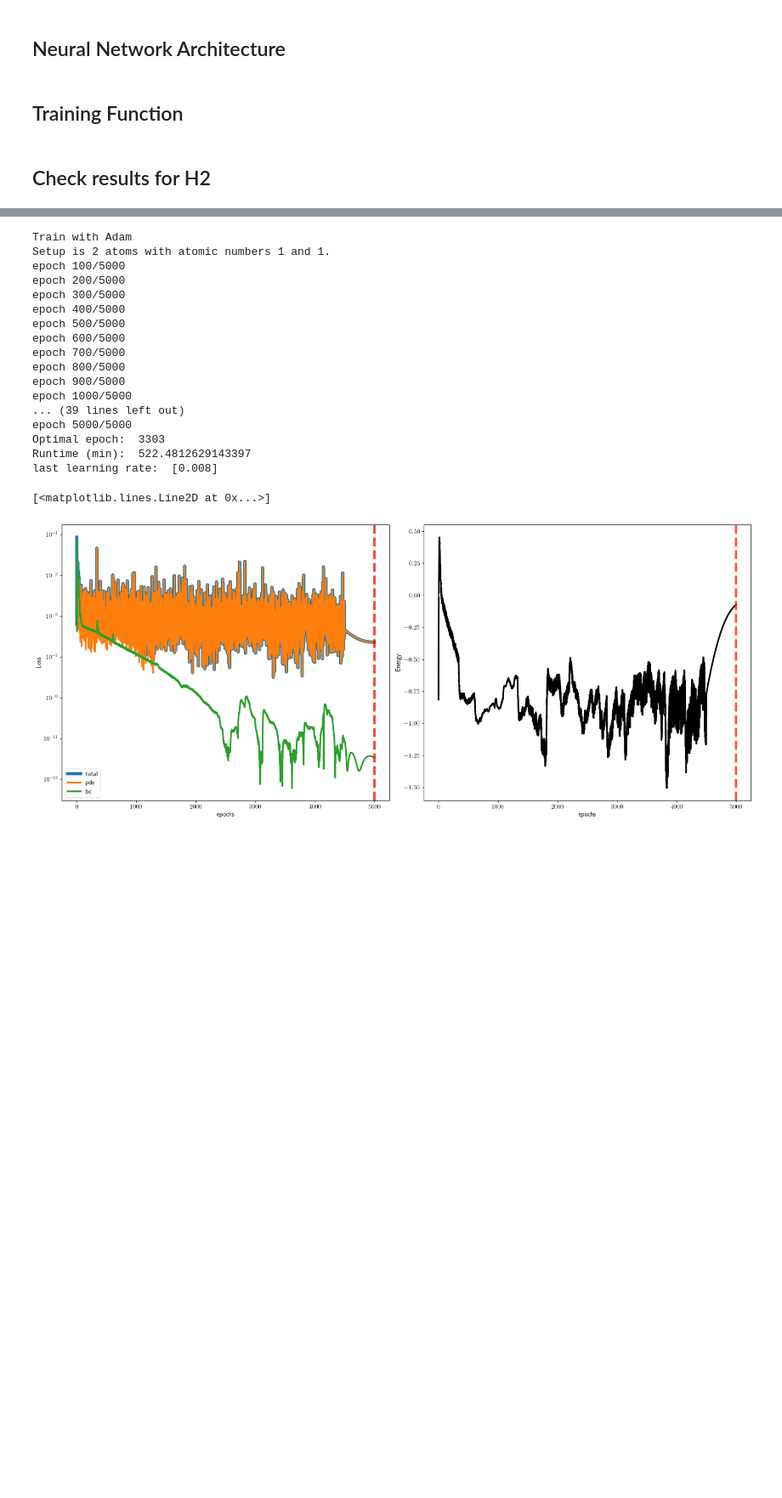
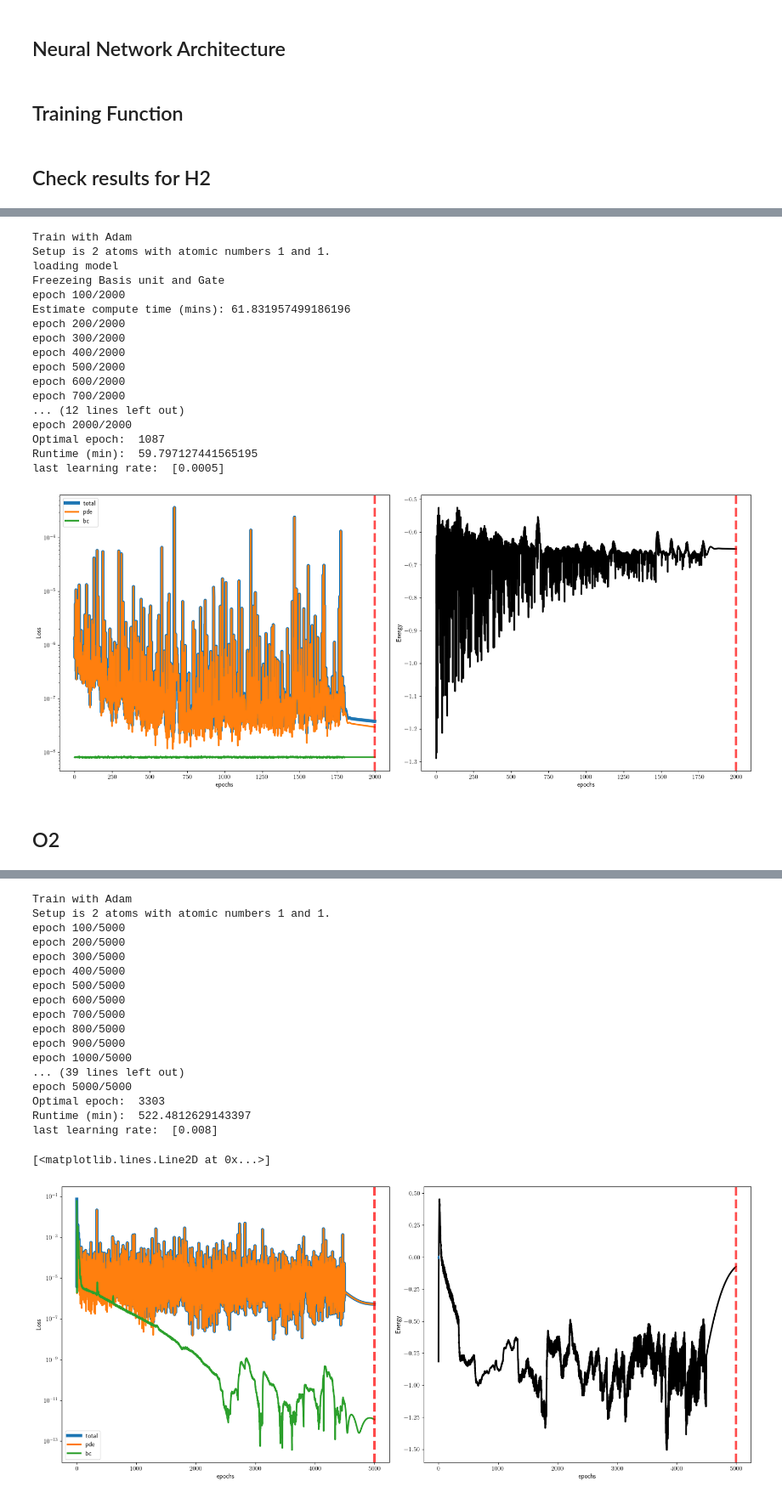
Before and after one commit to eh18445/MSc-Project, a Jupyter notebook: 2_atoms_notebook.ipynb, the cells around one changed output, grey strips where cells are left out. Shown at 85% size. Cells and saved outputs as stored; diff of their text form; code cells hidden in the pictures; blank space fills up the shorter version.

Commit message:
Running some models

```diff
--- a/2_atoms_notebook.ipynb
+++ b/2_atoms_notebook.ipynb
@@ -685,6 +685,7 @@ def train(params,loadWeights=False,freezeUnits=False,optimiser='Adam'):
         model.freezeBase()
 
     TeP0 = time.time() # for counting the training time
+    print(time.strftime("%Y-%m-%d %H:%M:%S",time.gmtime()))
 
     n_points = params['n_train'] # the training batch size
 
@@ -704,8 +705,10 @@ def train(params,loadWeights=False,freezeUnits=False,optimiser='Adam'):
         if tt == 0:
             #calc c?
             _, _, orbArray = model.atomicUnit(x,y,z,R)
-            _, c = calculate_LCAO_constants(x,y,z,R,orbArray)
-            c = c[:,params['c_i']]
+            E, c = calculate_LCAO_constants(x,y,z,R,orbArray)
+            print('Min energy:',torch.min(E.real),torch.argmin(E.real))
+            c = c[:,torch.argmin(E.real)]
+            #c = c[:,params['c_i']]
             c = c.reshape((-1,1))
             c = c.detach()
 
@@ -758,7 +761,7 @@ params = set_params()
 
 params['epochs'] = int(5e3)
 nEpoch1 = params['epochs']
-params['n_train'] = 1000
+params['n_train'] = 10000
 params['lr'] = 8e-3
 params['Z1'] = 1
 params['Z2'] = 1
@@ -768,5 +771,5 @@ params['c_i'] = 0
 params['lossPath'] = "data/loss_H2.pkl"
 params['EnergyPath'] = "data/energy_H2.pkl"
 params['saveModelPath'] = "models/atoms_H2.pt"
-params['loadModelPath']="models/atoms_H2.pt"
+params['loadModelPath'] = "models/atoms_H2.pt"
 params['EnrR_path'] = "data/energy_R_H2.pkl"
@@ -790,0 +806,41 @@ KeyboardInterrupt:
+# %%
+#### ----- Fine Tuning ----------
+
+# params=set_params()
+params['loadModelPath'] = "models/atoms_H2.pt"
+params['lossPath'] = "data/loss_H2_fineTune.pkl"
+params['EnergyPath'] = "data/energy_H2_fineTune.pkl" ;
+params['saveModelPath'] ="models/H2_fineTune.pt"
+
+# params['sc_step'] = 10000; params['sc_decay']=.7
+params['sc_sampling'] = 1
+
+params['epochs'] = int(2e3)
+nEpoch2 = params['epochs']
+params['n_train'] = 10000
+params['lr'] = 5e-4;
+
+train(params, loadWeights=True, freezeUnits=True);
+
+plotLoss(params, saveFig=False)
+# %% [output]
+Train with Adam
+Setup is 2 atoms with atomic numbers 1 and 1.
+loading model
+Freezeing Basis unit and Gate
+epoch 100/2000
+Estimate compute time (mins): 61.831957499186196
+epoch 200/2000
+epoch 300/2000
+epoch 400/2000
+epoch 500/2000
+epoch 600/2000
+epoch 700/2000
+... (12 lines left out)
+epoch 2000/2000
+Optimal epoch:  1087
+Runtime (min):  59.797127441565195
+last learning rate:  [0.0005]
+[figure, added]
+# %% [markdown]
+## O2
```
Also changed, not shown: parts of 9 cells of this notebook, 12 other files.
